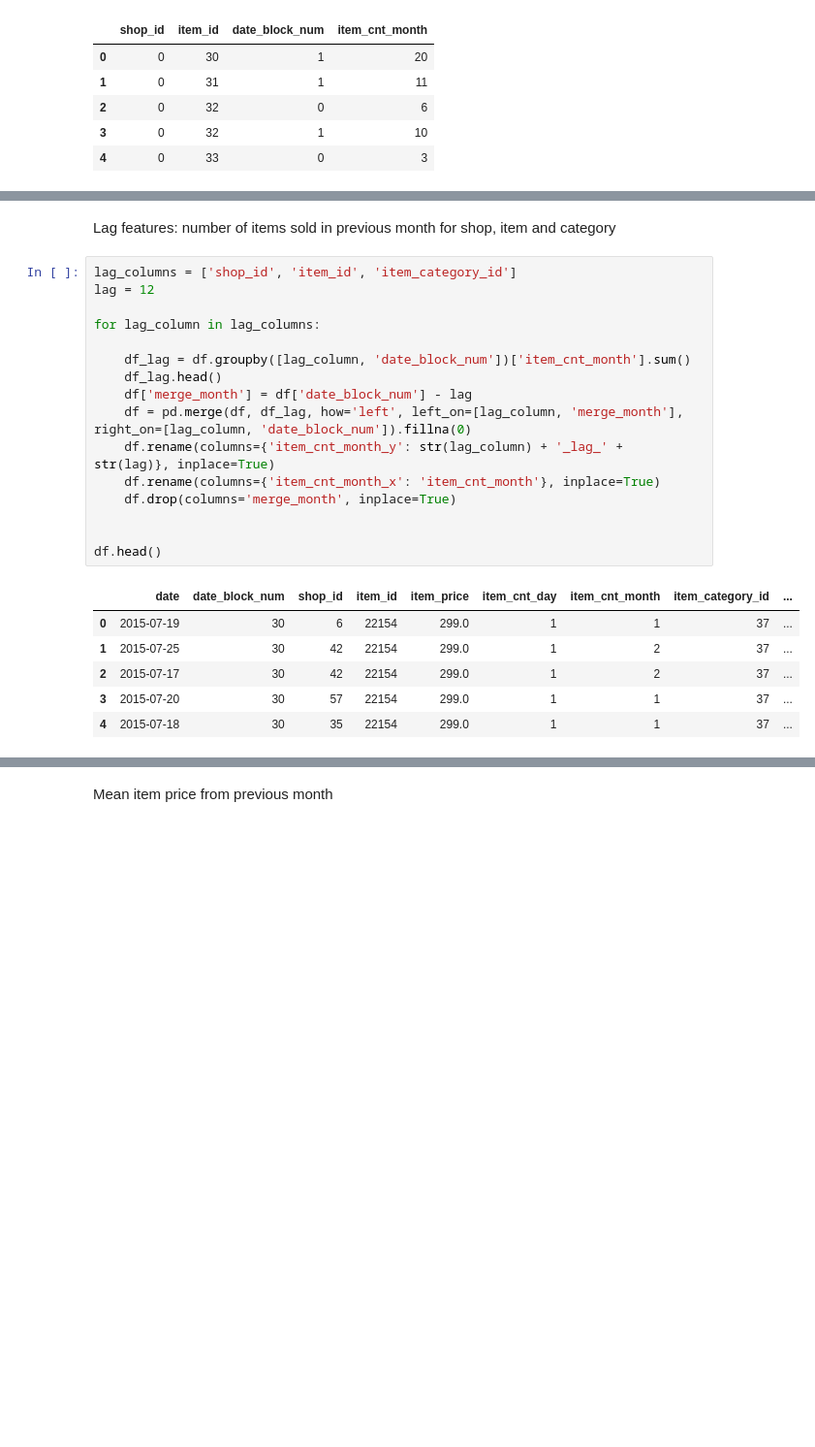
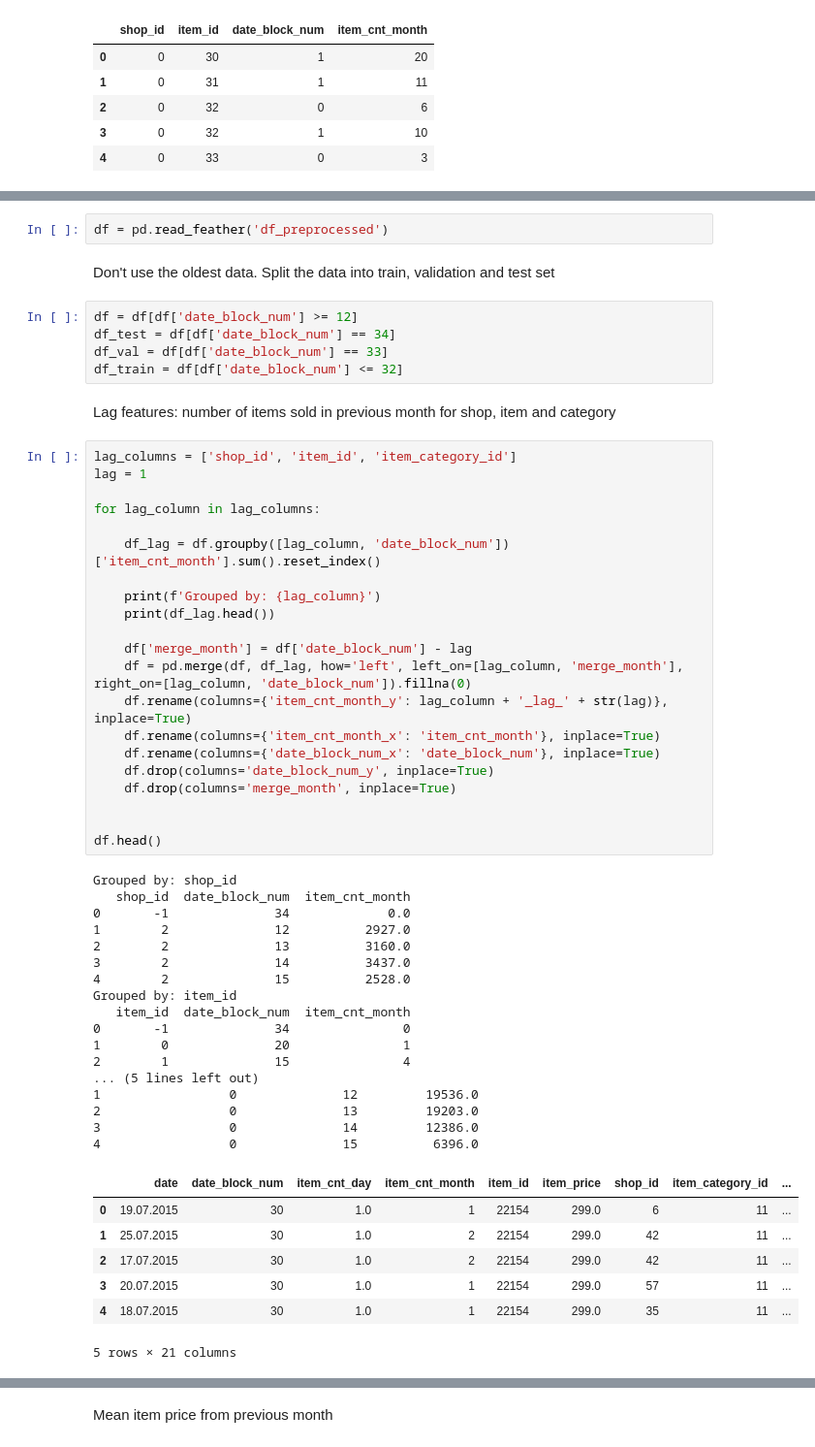
Before and after one commit to sfczekalski/predict_future_sales, a Jupyter notebook: feature_engineering.ipynb, the cells around one changed output, grey strips where cells are left out. Shown at 97% size. Cells and saved outputs as stored; diff of their text form; blank space fills up the shorter version.

```diff
--- a/feature_engineering.ipynb
+++ b/feature_engineering.ipynb
@@ -256,25 +208,57 @@ df_train = df[df['date_block_num'] <= 32]
+# %%
+df = pd.read_feather('df_preprocessed')
+# %% [markdown]
+Don't use the oldest data. Split the data into train, validation and test set
+# %%
+df = df[df['date_block_num'] >= 12]
+df_test = df[df['date_block_num'] == 34]
+df_val = df[df['date_block_num'] == 33]
+df_train = df[df['date_block_num'] <= 32]
 # %% [markdown]
 Lag features: number of items sold in previous month for shop, item and category
 # %%
 lag_columns = ['shop_id', 'item_id', 'item_category_id']
-lag = 12
+lag = 1
 
 for lag_column in lag_columns:
 
-    df_lag = df.groupby([lag_column, 'date_block_num'])['item_cnt_month'].sum()
-    df_lag.head()
+    df_lag = df.groupby([lag_column, 'date_block_num'])['item_cnt_month'].sum().reset_index()
+
+    print(f'Grouped by: {lag_column}')
+    print(df_lag.head())
+
     df['merge_month'] = df['date_block_num'] - lag
     df = pd.merge(df, df_lag, how='left', left_on=[lag_column, 'merge_month'], right_on=[lag_column, 'date_block_num']).fillna(0)
-    df.rename(columns={'item_cnt_month_y': str(lag_column) + '_lag_' + str(lag)}, inplace=True)
+    df.rename(columns={'item_cnt_month_y': lag_column + '_lag_' + str(lag)}, inplace=True)
     df.rename(columns={'item_cnt_month_x': 'item_cnt_month'}, inplace=True)
+    df.rename(columns={'date_block_num_x': 'date_block_num'}, inplace=True)
+    df.drop(columns='date_block_num_y', inplace=True)
     df.drop(columns='merge_month', inplace=True)
 
 
 df.head()
 # %% [output]
+Grouped by: shop_id
+   shop_id  date_block_num  item_cnt_month
+0       -1              34             0.0
+1        2              12          2927.0
+2        2              13          3160.0
+3        2              14          3437.0
+4        2              15          2528.0
+Grouped by: item_id
+   item_id  date_block_num  item_cnt_month
+0       -1              34               0
+1        0              20               1
+2        1              15               4
+... (5 lines left out)
+1                 0              12         19536.0
+2                 0              13         19203.0
+3                 0              14         12386.0
+4                 0              15          6396.0
-|  | date | date_block_num | shop_id | item_id | item_price | item_cnt_day | item_cnt_month | item_category_id | ... |
-| 0 | 2015-07-19 | 30 | 6 | 22154 | 299.0 | 1 | 1 | 37 | ... |
-| 1 | 2015-07-25 | 30 | 42 | 22154 | 299.0 | 1 | 2 | 37 | ... |
-| 2 | 2015-07-17 | 30 | 42 | 22154 | 299.0 | 1 | 2 | 37 | ... |
-| 3 | 2015-07-20 | 30 | 57 | 22154 | 299.0 | 1 | 1 | 37 | ... |
-| 4 | 2015-07-18 | 30 | 35 | 22154 | 299.0 | 1 | 1 | 37 | ... |
+|  | date | date_block_num | item_cnt_day | item_cnt_month | item_id | item_price | shop_id | item_category_id | ... |
+| 0 | 19.07.2015 | 30 | 1.0 | 1 | 22154 | 299.0 | 6 | 11 | ... |
+| 1 | 25.07.2015 | 30 | 1.0 | 2 | 22154 | 299.0 | 42 | 11 | ... |
+| 2 | 17.07.2015 | 30 | 1.0 | 2 | 22154 | 299.0 | 42 | 11 | ... |
+| 3 | 20.07.2015 | 30 | 1.0 | 1 | 22154 | 299.0 | 57 | 11 | ... |
+| 4 | 18.07.2015 | 30 | 1.0 | 1 | 22154 | 299.0 | 35 | 11 | ... |
+5 rows × 21 columns
```
Also changed, not shown: parts of 72 cells of this notebook.
